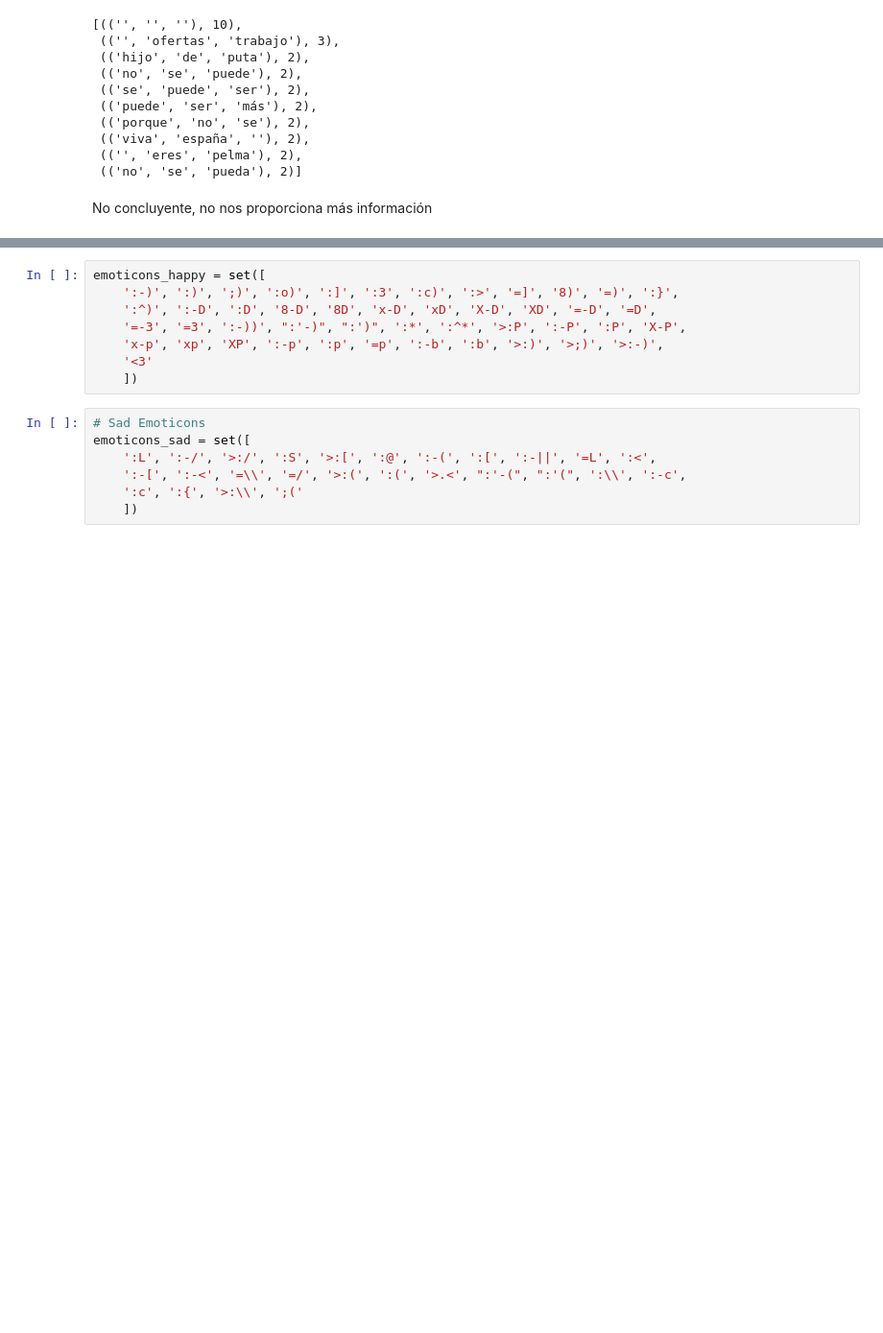
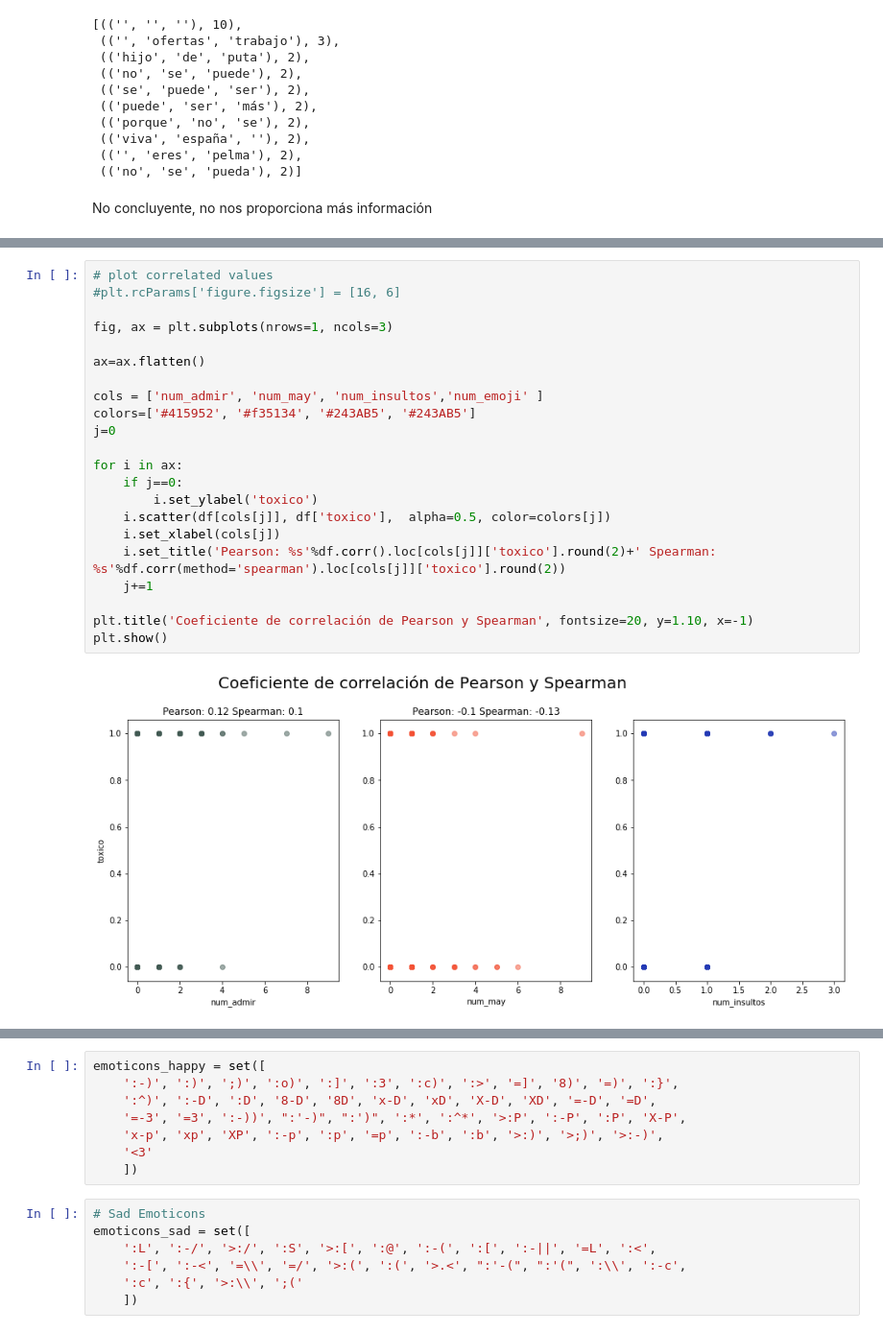
Before and after one commit to SpRdgz/TFM, a Jupyter notebook: EDA_TWEETER.ipynb, the cells around one changed output, grey strips where cells are left out. Shown at 96% size. Saved outputs shown, nothing was run; the diff lists cells and outputs as text; blank space fills up the shorter version.

```diff
--- a/EDA_TWEETER.ipynb
+++ b/EDA_TWEETER.ipynb
@@ -387,0 +409,24 @@ Cosas que sigo queriendo hacer:
+# %%
+# plot correlated values
+#plt.rcParams['figure.figsize'] = [16, 6]
+
+fig, ax = plt.subplots(nrows=1, ncols=3)
+
+ax=ax.flatten()
+
+cols = ['num_admir', 'num_may', 'num_insultos','num_emoji' ]
+colors=['#415952', '#f35134', '#243AB5', '#243AB5']
+j=0
+
+for i in ax:
+    if j==0:
+        i.set_ylabel('toxico')
+    i.scatter(df[cols[j]], df['toxico'],  alpha=0.5, color=colors[j])
+    i.set_xlabel(cols[j])
+    i.set_title('Pearson: %s'%df.corr().loc[cols[j]]['toxico'].round(2)+' Spearman: %s'%df.corr(method='spearman').loc[cols[j]]['toxico'].round(2))
+    j+=1
+
+plt.title('Coeficiente de correlación de Pearson y Spearman', fontsize=20, y=1.10, x=-1)
+plt.show()
+# %% [output]
+[figure, added]
```
Also changed, not shown: parts of 8 cells of this notebook, 1 other file.
